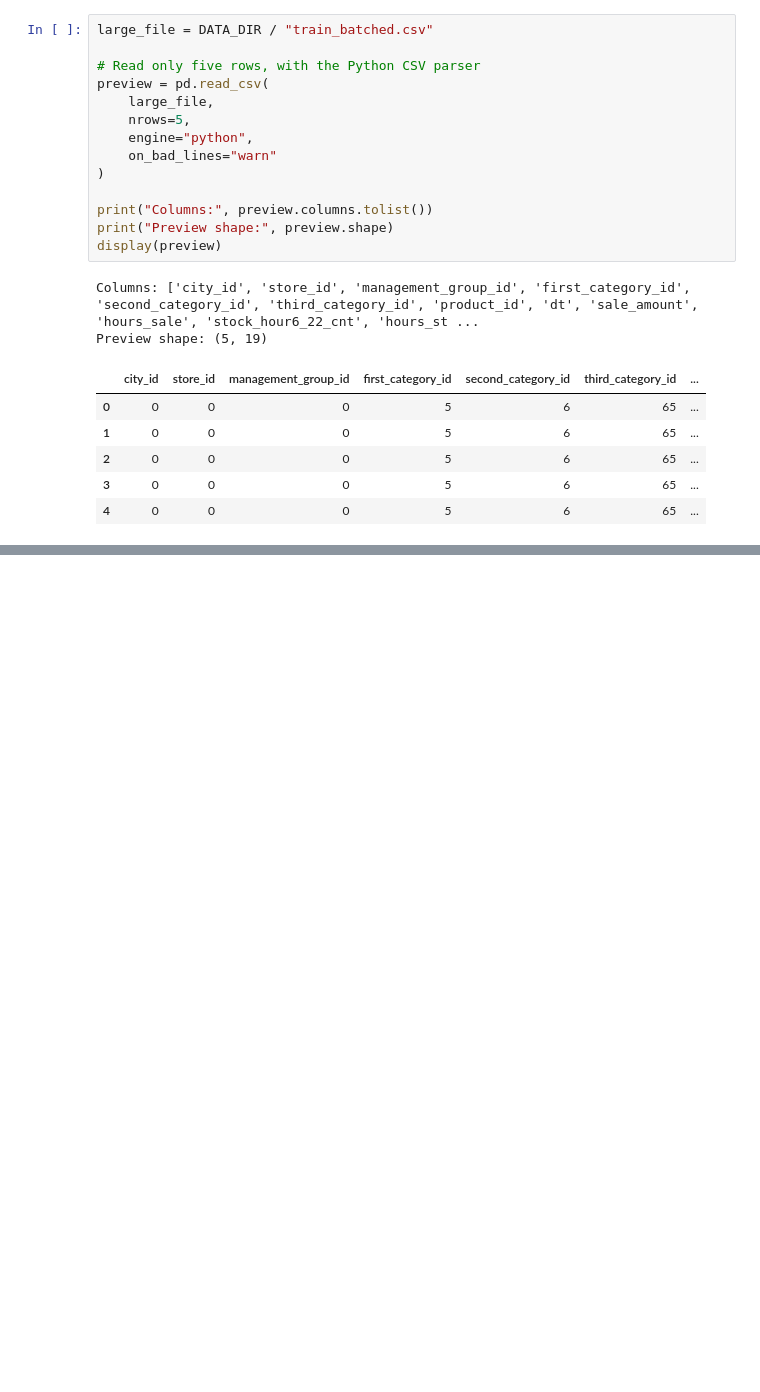
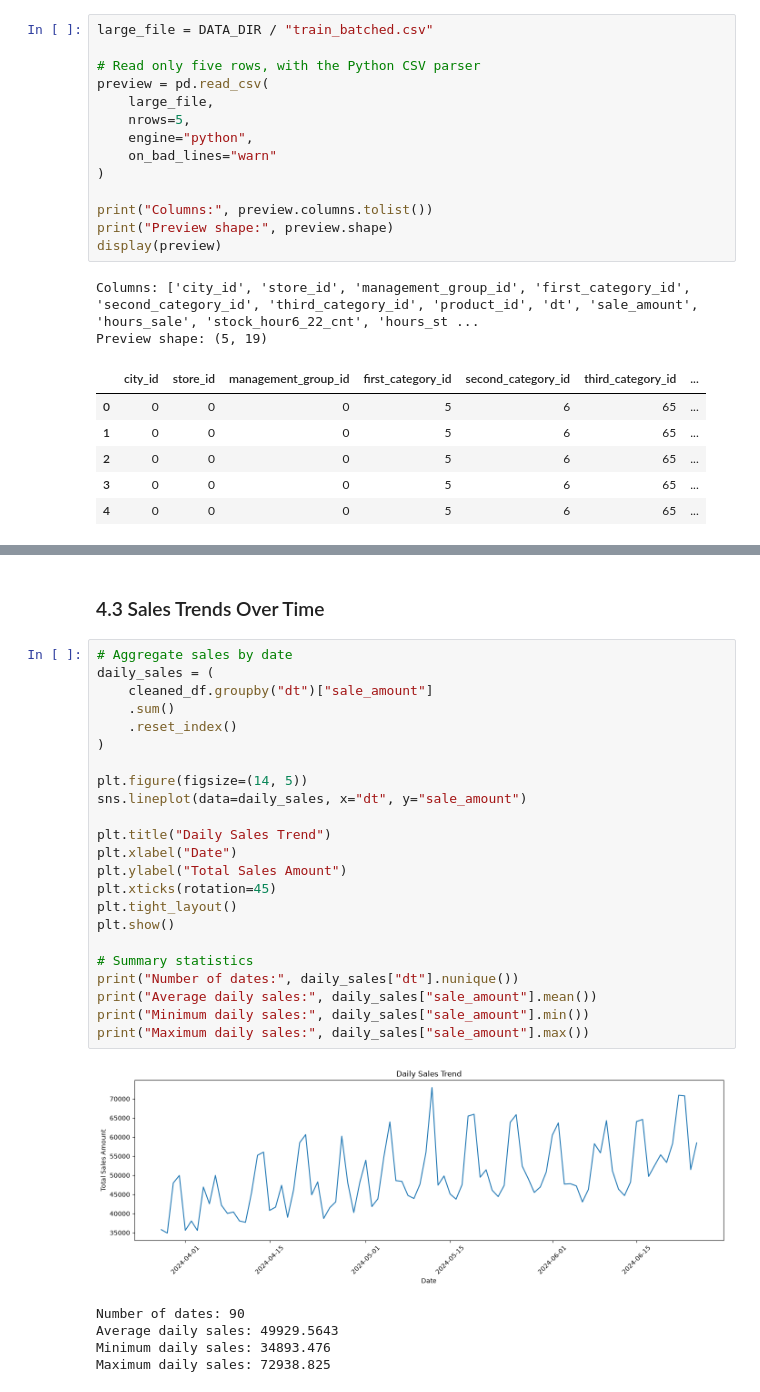
Before and after one commit to 202618049/ML-Project-202618011-And-202618049-, a Jupyter notebook: notebook/FMCG_Demand_Forecasting.ipynb, the cells around one changed output, grey strips where cells are left out. Drawn from its saved outputs; the diff is of its cells as text; blank space fills up the shorter version.

```diff
--- a/notebook/FMCG_Demand_Forecasting.ipynb
+++ b/notebook/FMCG_Demand_Forecasting.ipynb
@@ -297,0 +1081,31 @@ display(summary)
+# %% [markdown]
+### 4.3 Sales Trends Over Time
+# %%
+# Aggregate sales by date
+daily_sales = (
+    cleaned_df.groupby("dt")["sale_amount"]
+    .sum()
+    .reset_index()
+)
+
+plt.figure(figsize=(14, 5))
+sns.lineplot(data=daily_sales, x="dt", y="sale_amount")
+
+plt.title("Daily Sales Trend")
+plt.xlabel("Date")
+plt.ylabel("Total Sales Amount")
+plt.xticks(rotation=45)
+plt.tight_layout()
+plt.show()
+
+# Summary statistics
+print("Number of dates:", daily_sales["dt"].nunique())
+print("Average daily sales:", daily_sales["sale_amount"].mean())
+print("Minimum daily sales:", daily_sales["sale_amount"].min())
+print("Maximum daily sales:", daily_sales["sale_amount"].max())
+# %% [output]
+[figure, added]
+Number of dates: 90
+Average daily sales: 49929.5643
+Minimum daily sales: 34893.476
+Maximum daily sales: 72938.825
```
Also changed, not shown: parts of 43 cells of this notebook, 1 other file.
